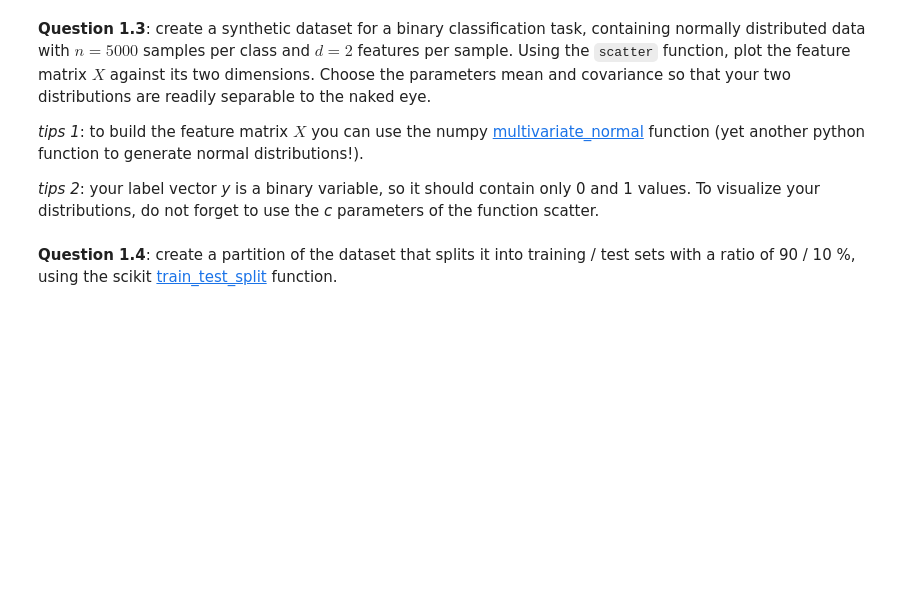
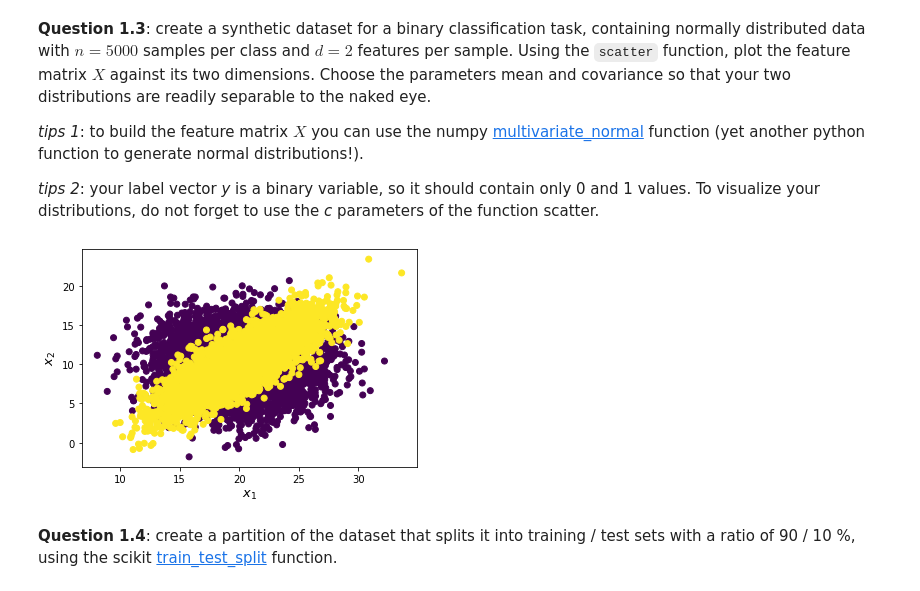
Before and after one commit to thomas40510/MLMythe, a Jupyter notebook: TP2/TP2.ipynb, the cells around one changed output. Drawn from its saved outputs; the diff is of its cells as text; code cells hidden in the pictures; blank space fills up the shorter version.

```diff
--- a/TP2/TP2.ipynb
+++ b/TP2/TP2.ipynb
@@ -122,5 +122,28 @@ plt.show()
 *tips 1*: to build the feature matrix $X$ you can use the numpy [multivariate_normal](https://numpy.org/doc/stable/reference/random/generated/numpy.random.multivariate_normal.html) function (yet another python function to generate normal distributions!).
 
 *tips 2*: your label vector *y* is a binary variable, so it should contain only 0 and 1 values. To visualize your distributions, do not forget to use the *c* parameters of the function scatter.
+# %%
+def generate_dataset(n, d, mean1, mean2, cov1, cov2):
+    """Helper function to generate dataset."""
+    X1 = np.random.multivariate_normal(mean1, cov1, n)
+    X2 = np.random.multivariate_normal(mean2, cov2, n)
+    X = np.concatenate((X1, X2), axis=0)
+    y = np.concatenate((np.zeros(n), np.ones(n)), axis=0)
+    return X, y
+
+# plot X
+n = 5000
+d = 2000
+mean1 = np.array([20., 10.])
+mean2 = np.array([20., 10.])
+cov1 = np.array([[1., 0.],[0., 1.]])*10
+cov2 = np.array([[1., 0.8],[0.8, 1.]])*10
+X, y = generate_dataset(n, d, mean1, mean2, cov1, cov2)
+plt.scatter(X[:,0], X[:,1], c=y)
+plt.xlabel('$x_1$', fontsize=13)
+plt.ylabel('$x_2$', fontsize=13)
+plt.show()
+# %% [output]
+[figure, added]
 # %% [markdown]
 **Question 1.4**: create a partition of the dataset that splits it into training / test sets with a ratio of 90 / 10 %, using the scikit [train_test_split](https://scikit-learn.org/stable/modules/generated/sklearn.model_selection.train_test_split.html) function.
```
Also changed, not shown: parts of 10 cells of this notebook.
